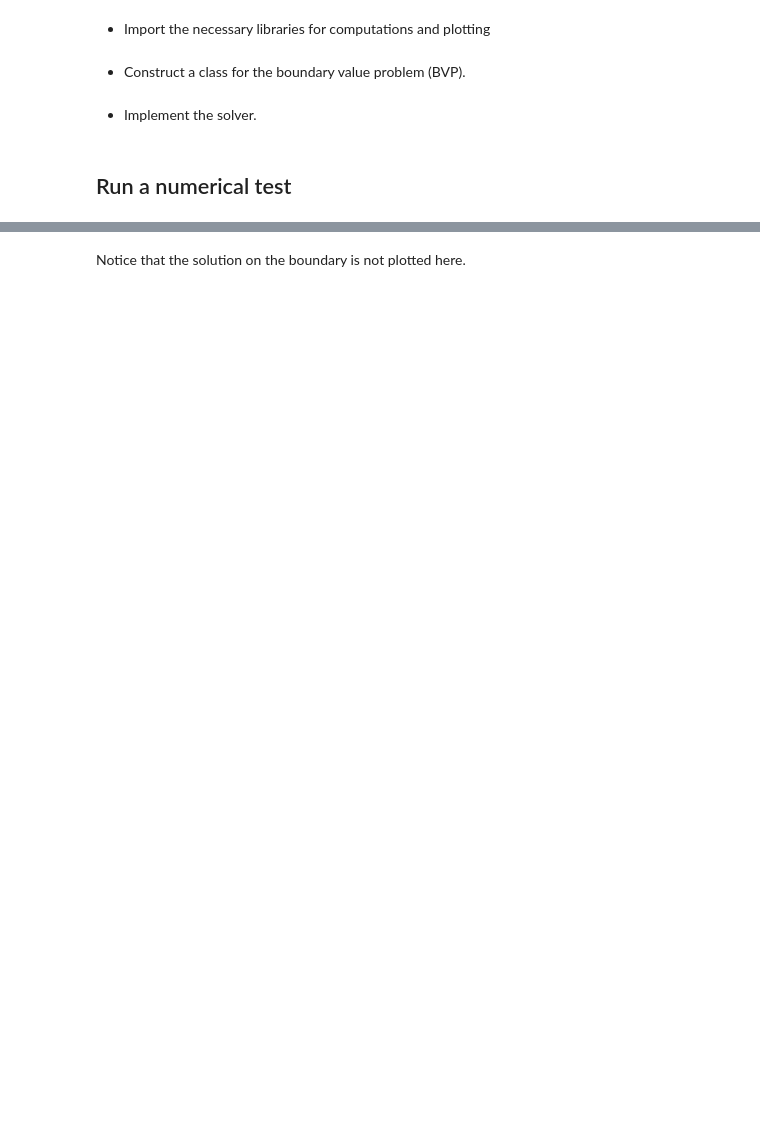
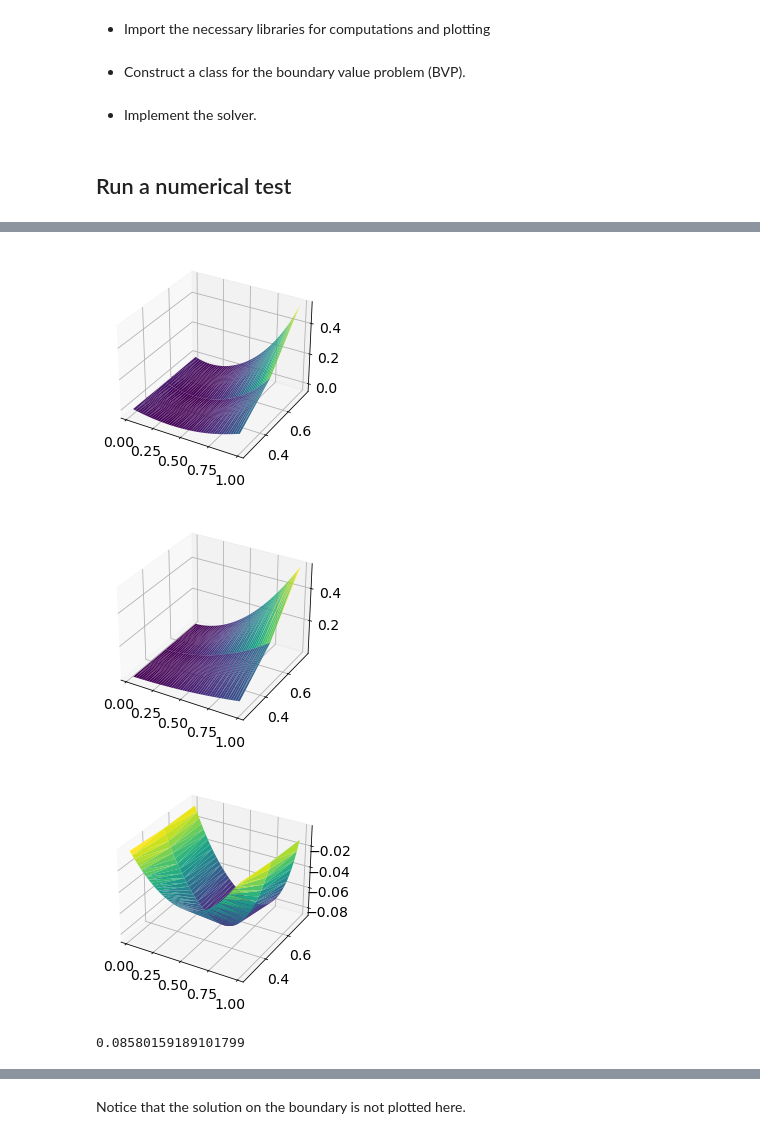
Before and after one commit to markus0800/num.diff-project-1, a Jupyter notebook: project1_version2.ipynb, the cells around one changed output, grey strips where cells are left out. Saved outputs shown, nothing was run; the diff lists cells and outputs as text; code cells hidden in the pictures; blank space fills up the shorter version.

```diff
--- a/project1_version2.ipynb
+++ b/project1_version2.ipynb
@@ -166 +204,31 @@ def g(x,y):
+# %%
+M = 50
+N = 5
+a = 1
+ex1 = BVP(f_2,u_sol_2, 1,M,N)
+# Solution of the problem
+U, A, coord = solve_bvp(ex1)
+# Plot of the solution
+plt.figure()
+ax = plt.axes(projection='3d')
+ax.plot_trisurf(coord[:,0], coord[:,1], U,
+                cmap='viridis', edgecolor='none');
+plt.show()
+
+plt.figure()
+ax = plt.axes(projection='3d')
+ax.plot_trisurf(coord[:,0], coord[:,1], u_sol_2(coord[:,0], coord[:,1]),cmap='viridis', edgecolor='none')
+plt.show()
+
+plt.figure()
+ax = plt.axes(projection='3d')
+ax.plot_trisurf(coord[:,0], coord[:,1], U - u_sol_2(coord[:,0], coord[:,1]),cmap='viridis', edgecolor='none')
+plt.show()
+
+np.max(np.abs(U - u_sol_2(coord[:,0], coord[:,1])))
+# %% [output]
+[figure, added]
+[figure, added]
+[figure, added]
+0.08580159189101799
 # %%
```
Also changed, not shown: parts of 13 cells of this notebook.
